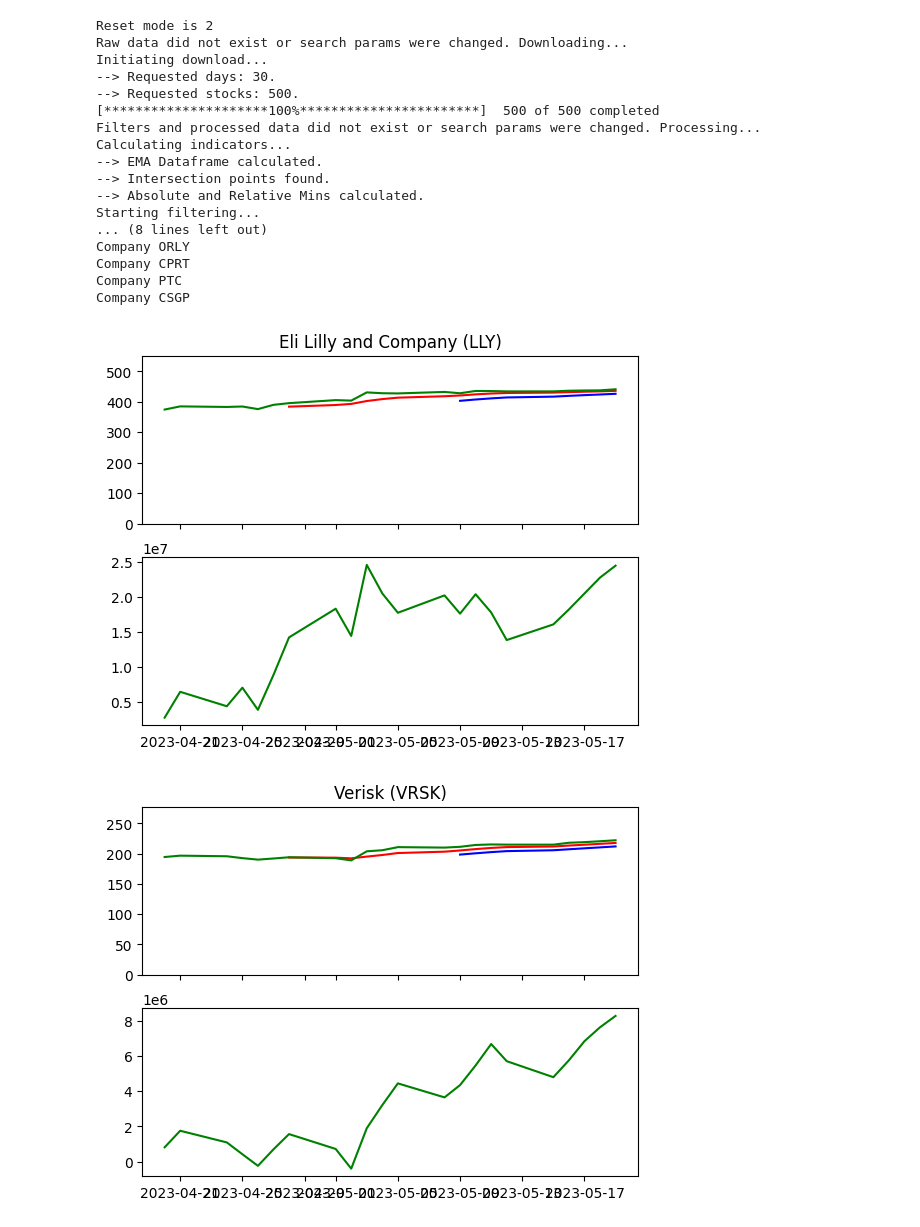
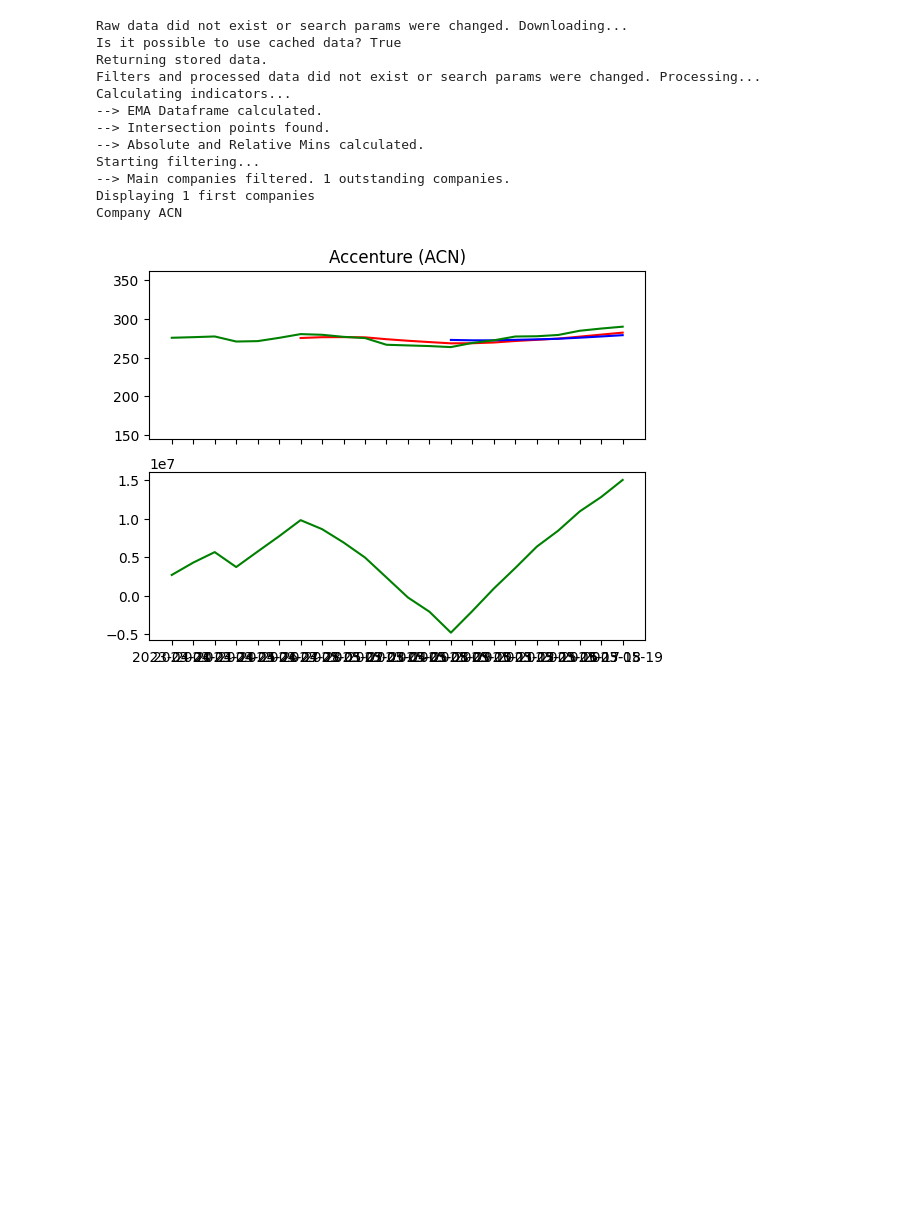
Before and after one commit to pablomleal/TA_Lib, a Jupyter notebook: index.ipynb, the cells around one changed output. Cells and saved outputs as stored; diff of their text form; code cells hidden in the pictures; blank space fills up the shorter version.

Commit message:
Created fromCSV function to used cached data

```diff
--- a/index.ipynb
+++ b/index.ipynb
@@ -9,19 +9,13 @@ warnings.filterwarnings('ignore')
 # %%
 def get_and_store_raw_data(fromCSV, numberOfStocks=50, daysSince=30):
     tickers_df = retrieve.get_tickers(numberOfStocks)
+
     if (fromCSV):
-        print ("Returning stored data.")
-        (rawdata, spreads, volumes) = ((pd.read_csv('data/close.csv')).set_index('Date'),
-                            (pd.read_csv('data/spreads.csv')).set_index('Date'),
-                            (pd.read_csv('data/volumes.csv')).set_index('Date'))
+        (rawdata, spreads, volumes) = retrieve.get_from_CSV()
     else:
         downloadedData = retrieve.get_downloaded_data(tickers_df, numberOfStocks, daysSince)
-        rawdata = downloadedData['Close']
-        spreads = (downloadedData['High'] - downloadedData['Low'])/(downloadedData['Close'])
-        volumes = downloadedData['Volume']
-        rawdata.to_csv('./data/close.csv')
-        spreads.to_csv('./data/spreads.csv')
-        volumes.to_csv('./data/volumes.csv')
+        (rawdata, spreads, volumes) = retrieve.distribute_data(downloadedData)
+        retrieve.save_data(rawdata, spreads, volumes)
 
     return (rawdata, spreads, volumes, tickers_df)
 
@@ -79,7 +73,6 @@ timeframes dict({
     "latestGrowth":0.005
      }) """
 
-
 def get_reset_mode(numberOfStocks, daysSince, filterSet):
     global  search_params_cache, filter_params_cache, keyStats
 
@@ -97,11 +90,13 @@ def find_stocks(filterSet, numberOfStocks=500, daysSince=30):
     global closes, spreads, volumes, EMA_df, OBV_df, keyStats, tickers_df
 
     resetMode = get_reset_mode(numberOfStocks=numberOfStocks, daysSince=daysSince, filterSet=filterSet)
-
+    fromCSV = False
 
     if (resetMode == 2):
         print ("Raw data did not exist or search params were changed. Downloading...")
-        (closes, spreads, volumes, tickers_df)= get_and_store_raw_data(fromCSV=False, numberOfStocks=numberOfStocks, daysSince=daysSince)
+        fromCSV = retrieve.from_CSV(daysSince, numberOfStocks)
+
+        (closes, spreads, volumes, tickers_df)= get_and_store_raw_data(fromCSV=fromCSV, numberOfStocks=numberOfStocks, daysSince=daysSince)
 
     if (resetMode >= 1):
         print ("Filters and processed data did not exist or search params were changed. Processing...")
@@ -118,28 +114,22 @@ def find_stocks(filterSet, numberOfStocks=500, daysSince=30):
 # %%
-(closes, spreads, volumes, EMA_df, keyStats, tickers_df) = find_stocks(numberOfStocks=500, filterSet=dict({
+(closes, spreads, volumes, EMA_df, keyStats, tickers_df) = find_stocks(numberOfStocks=5, filterSet=dict({
     #"aboveAvgRatio":0.02,
     "aboveMinAbs":0.0001, #Originally 0.0001
     #"minPositivePeriod":4,
     #"ratioContr":1,
     "latestGrowth":0.0001 #Originally 0.005
      }))
 # %% [output]
-Reset mode is 2
 Raw data did not exist or search params were changed. Downloading...
-Initiating download...
---> Requested days: 30.
---> Requested stocks: 500.
-[*********************100%***********************]  500 of 500 completed
+Is it possible to use cached data? True
+Returning stored data.
 Filters and processed data did not exist or search params were changed. Processing...
 Calculating indicators...
 --> EMA Dataframe calculated.
 --> Intersection points found.
 --> Absolute and Relative Mins calculated.
 Starting filtering...
-... (8 lines left out)
-Company ORLY
-Company CPRT
-Company PTC
-Company CSGP
+--> Main companies filtered. 1 outstanding companies.
+Displaying 1 first companies
+Company ACN
-[figure, old version]
+[figure, new version]
-[figure, removed]
```
Also changed, not shown: parts of 11 cells of this notebook, 5 other files.
